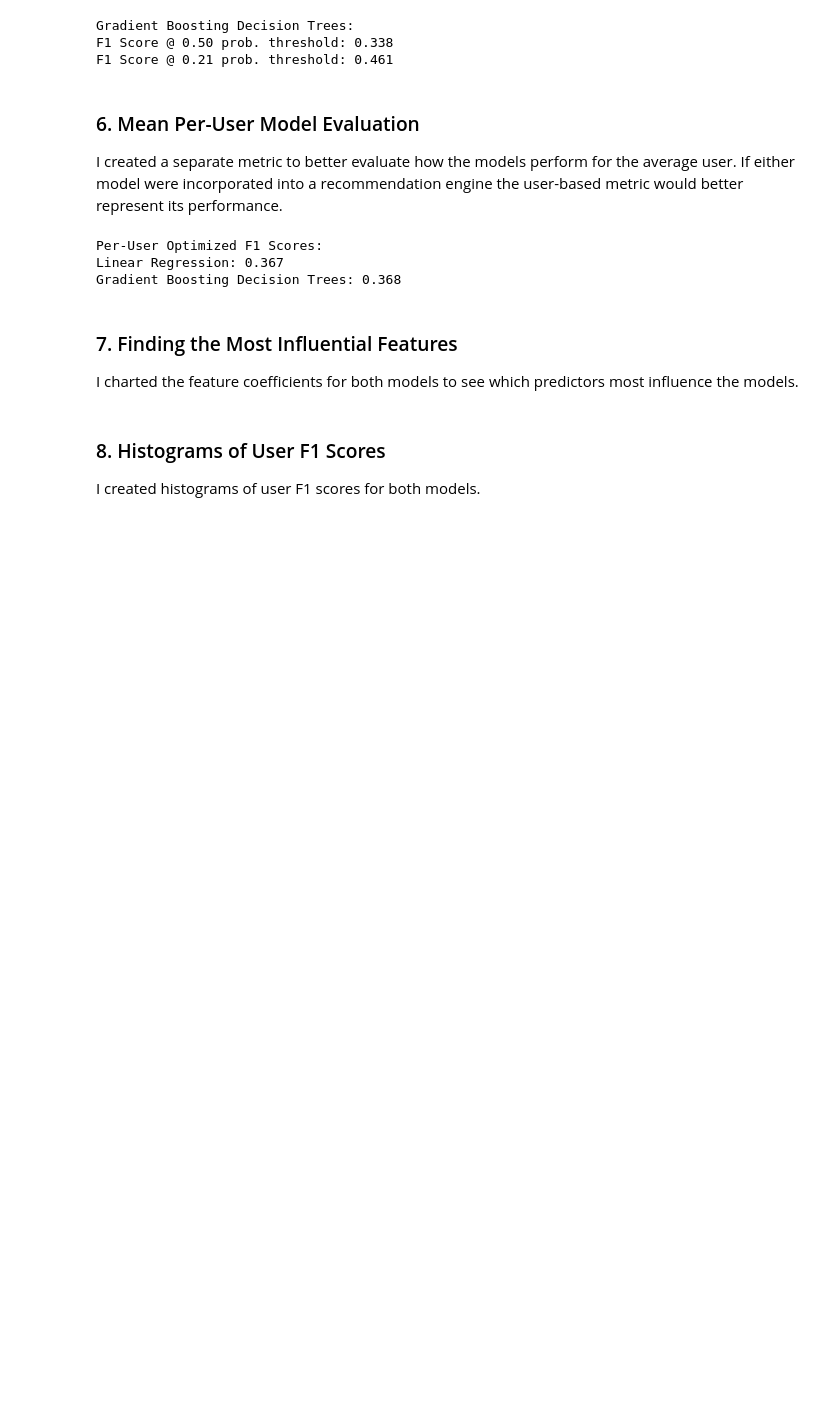
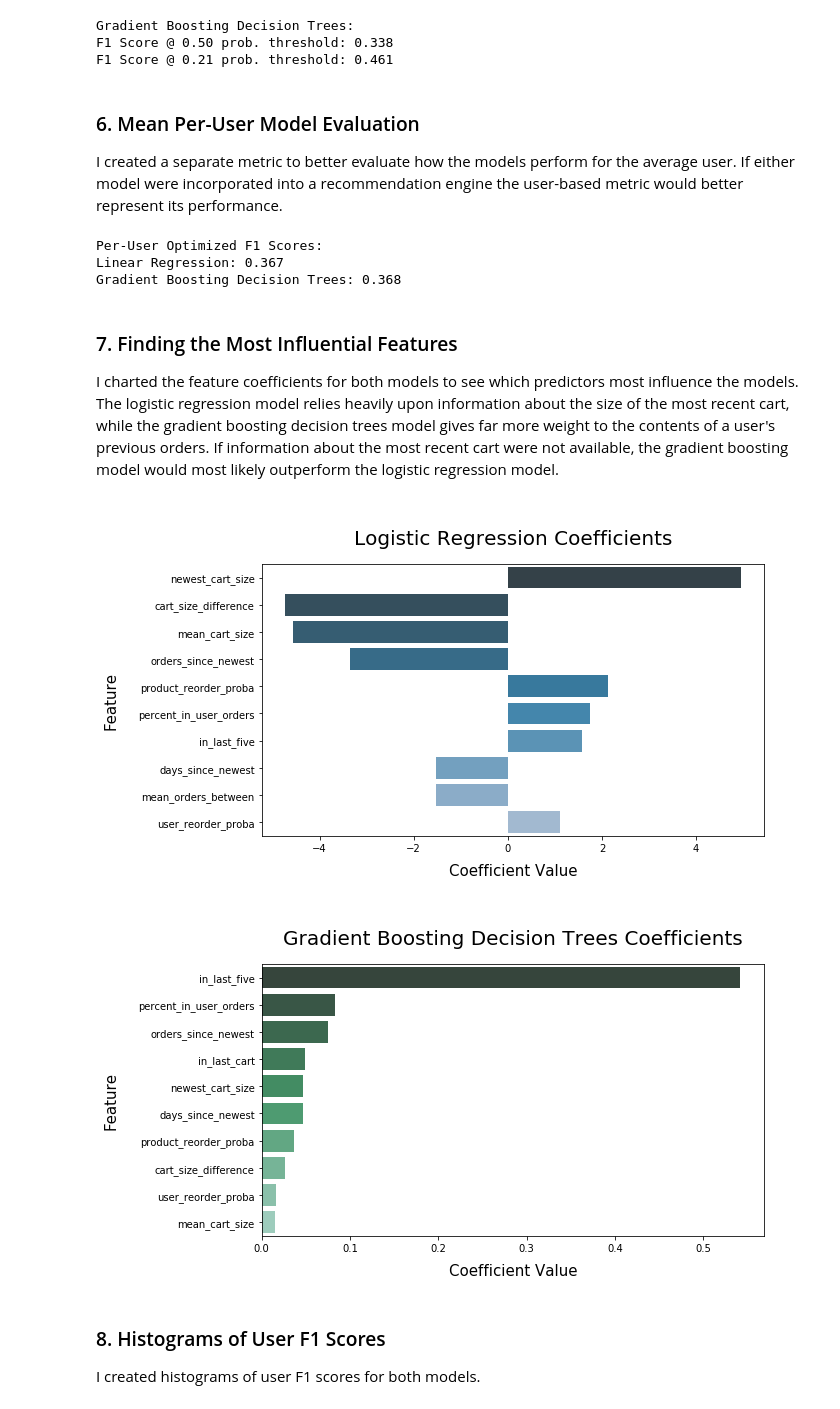
Before and after one commit to lwadya/kaggle_instacart, a Jupyter notebook: work/kaggle_instacart.ipynb, the cells around one changed output. Cells and saved outputs as stored; diff of their text form; code cells hidden in the pictures; blank space fills up the shorter version.

Commit message:
Continued work on graphs

```diff
--- a/work/kaggle_instacart.ipynb
+++ b/work/kaggle_instacart.ipynb
@@ -156,4 +160,4 @@ Gradient Boosting Decision Trees: 0.368
 # %% [markdown]
 <a id='sec7'></a>
 ### 7. Finding the Most Influential Features
-I charted the feature coefficients for both models to see which predictors most influence the models.
+I charted the feature coefficients for both models to see which predictors most influence the models. The logistic regression model relies heavily upon information about the size of the most recent cart, while the gradient boosting decision trees model gives far more weight to the contents of a user's previous orders. If information about the most recent cart were not available, the gradient boosting model would most likely outperform the logistic regression model.
@@ -165,3 +164,26 @@ feature_df = pd.DataFrame({'feature': x_cols,
+# %%
+feature_df = pd.DataFrame({'feature': x_cols,
+                           'lrm_coef': lrm.coef_[0].tolist(),
+                           'lrm_abs_coef': np.abs(lrm.coef_[0]).tolist(),
+                           'xgb_coef': gbm.feature_importances_.tolist()})
+
+sort_df = feature_df.sort_values('lrm_abs_coef', ascending=False)[:10]
+plt.figure(figsize=(9, 5))
+plt.margins(y=100)
+plt.title('\nLogistic Regression Coefficients', size=20, y=1.05)
+sns.barplot(x=sort_df['lrm_coef'], y=sort_df['feature'], palette='PuBu_d')
+plt.xlabel('Coefficient Value', size=15, labelpad=10)
+plt.ylabel('Feature', size=15, labelpad=20)
+
+sort_df = feature_df.sort_values('xgb_coef', ascending=False)[:10]
+plt.figure(figsize=(9, 5))
+plt.title('\nGradient Boosting Decision Trees Coefficients', size=20, y=1.05)
+sns.barplot(x=sort_df['xgb_coef'], y=sort_df['feature'], palette='BuGn_d')
+plt.xlabel('Coefficient Value', size=15, labelpad=10)
+plt.ylabel('Feature', size=15, labelpad=20);
+# %% [output]
+[figure, added]
+[figure, added]
 # %% [markdown]
 <a id='sec8'></a>
 ### 8. Histograms of User F1 Scores
```
Also changed, not shown: parts of 4 cells of this notebook.
